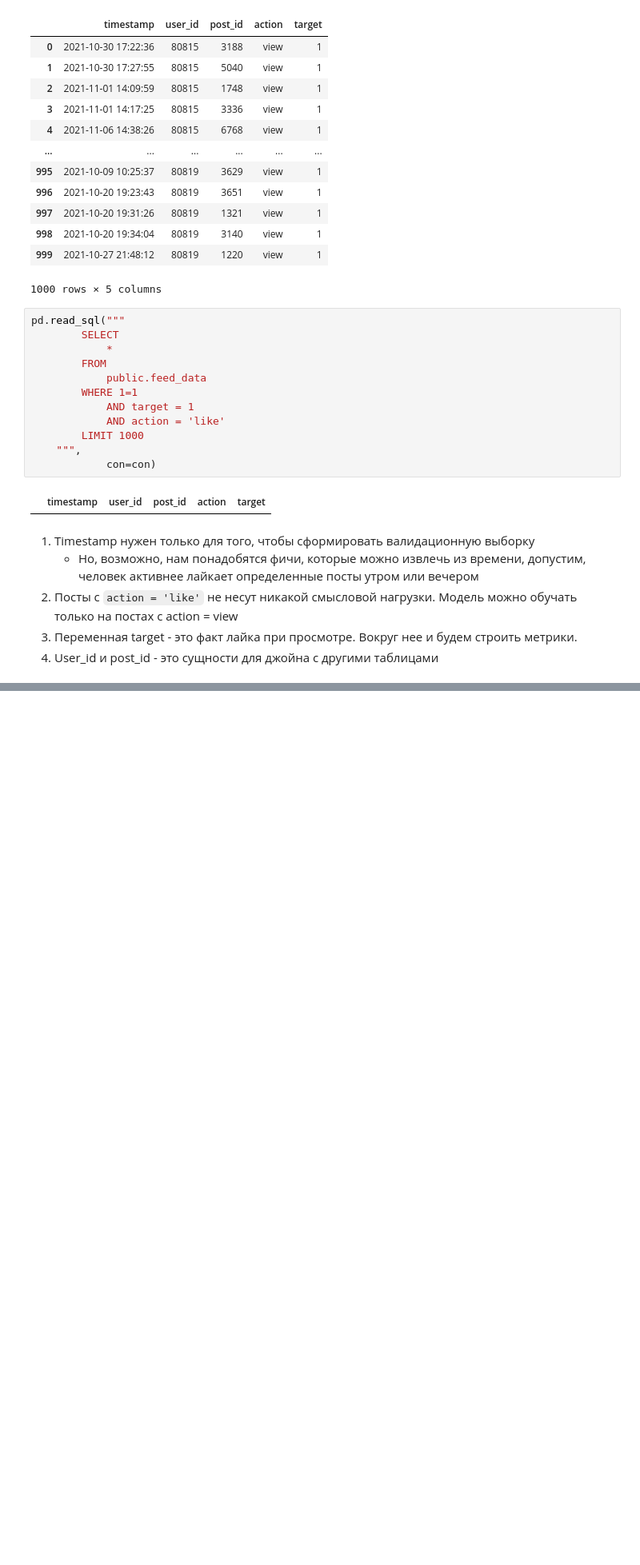
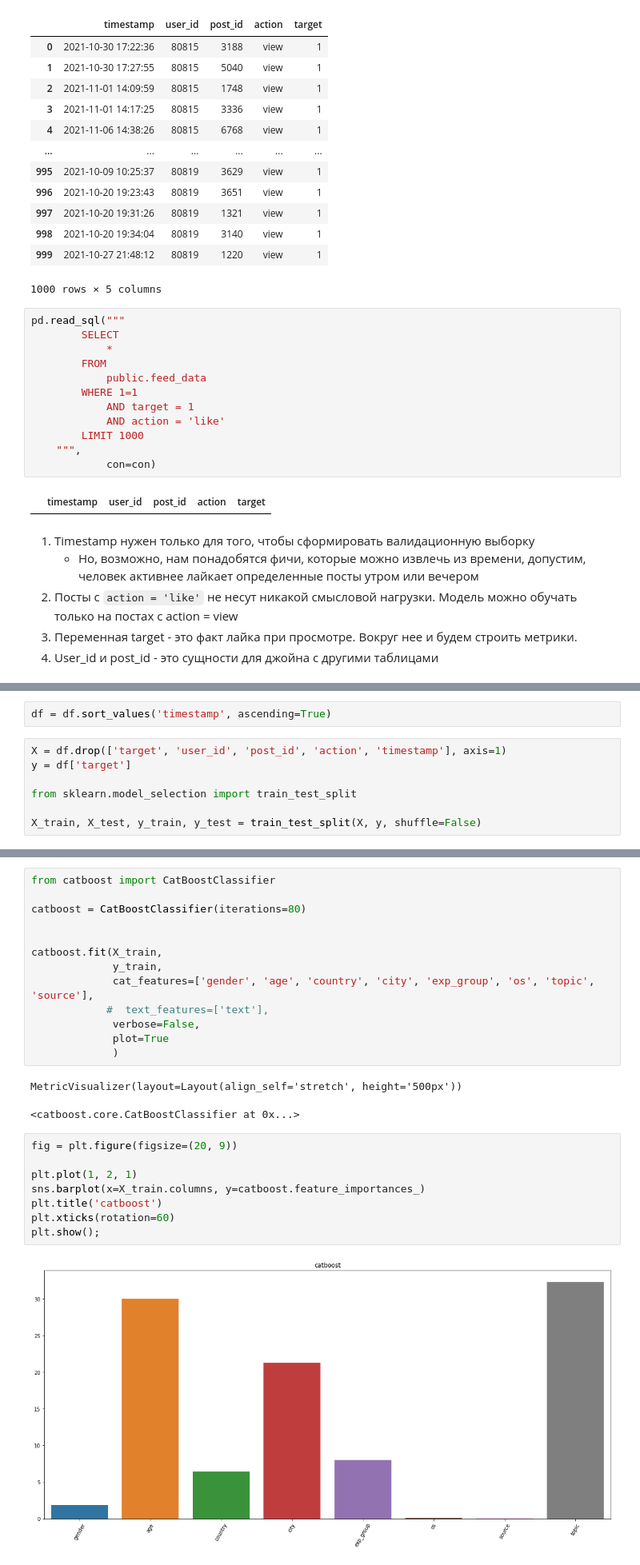
Before and after one commit to gavlique/Karpov_DS, a Jupyter notebook: ml/final_project/HW_22_RecModel.ipynb, the cells around one changed output, grey strips where cells are left out. Shown at 80% size. Cells and saved outputs as stored; diff of their text form; blank space fills up the shorter version.

```diff
--- a/ml/final_project/HW_22_RecModel.ipynb
+++ b/ml/final_project/HW_22_RecModel.ipynb
@@ -275,0 +379,9 @@ pd.read_sql("""
+# %%
+df = df.sort_values('timestamp', ascending=True)
+# %%
+X = df.drop(['target', 'user_id', 'post_id', 'action', 'timestamp'], axis=1)
+y = df['target']
+
+from sklearn.model_selection import train_test_split
+
+X_train, X_test, y_train, y_test = train_test_split(X, y, shuffle=False)
@@ -275,0 +397,26 @@ pd.read_sql("""
+# %%
+from catboost import CatBoostClassifier
+
+catboost = CatBoostClassifier(iterations=80)
+
+
+catboost.fit(X_train,
+             y_train,
+             cat_features=['gender', 'age', 'country', 'city', 'exp_group', 'os', 'topic', 'source'],
+            #  text_features=['text'],
+             verbose=False,
+             plot=True
+             )
+# %% [output]
+MetricVisualizer(layout=Layout(align_self='stretch', height='500px'))
+<catboost.core.CatBoostClassifier at 0x...>
+# %%
+fig = plt.figure(figsize=(20, 9))
+
+plt.plot(1, 2, 1)
+sns.barplot(x=X_train.columns, y=catboost.feature_importances_)
+plt.title('catboost')
+plt.xticks(rotation=60)
+plt.show();
+# %% [output]
+[figure, added]
```
Also changed, not shown: parts of 26 cells of this notebook, 6 other files.
